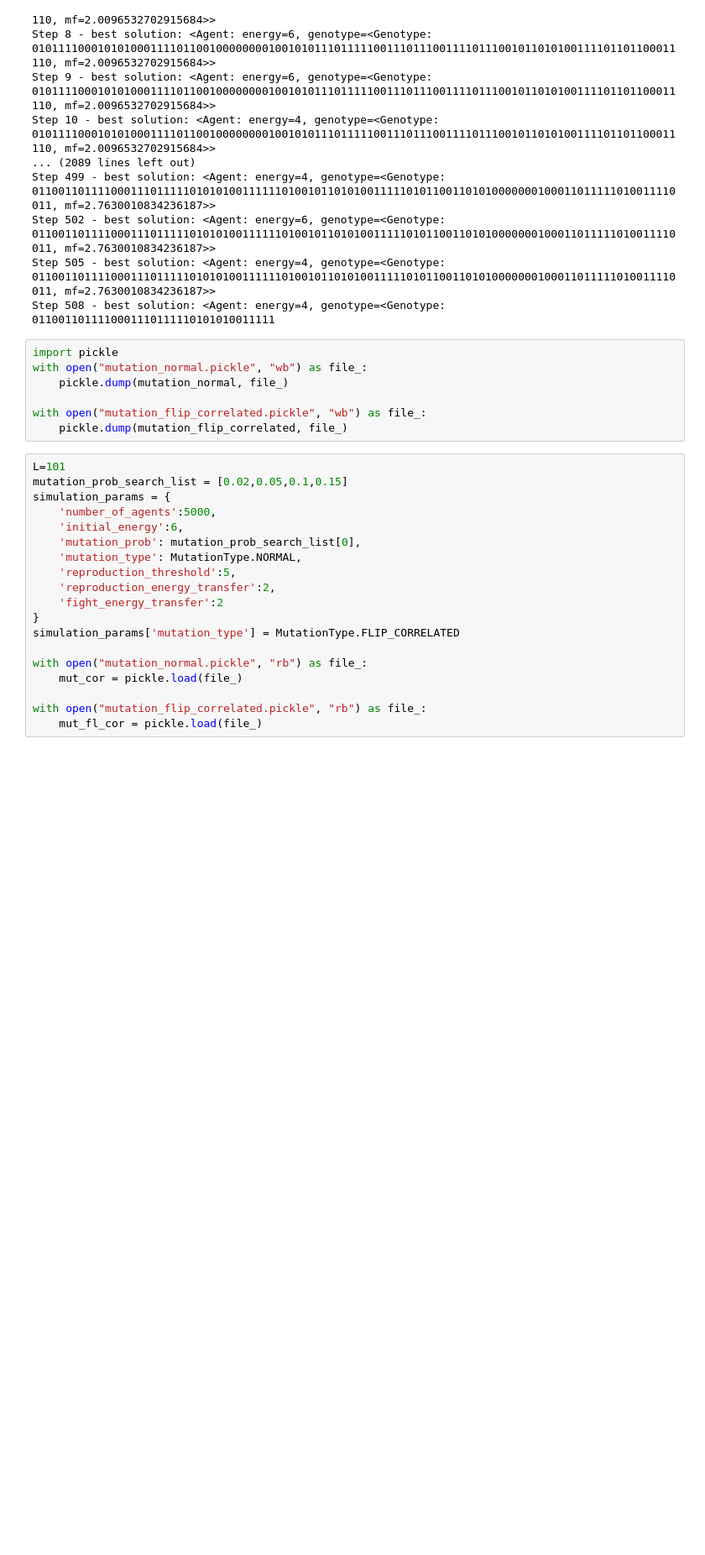
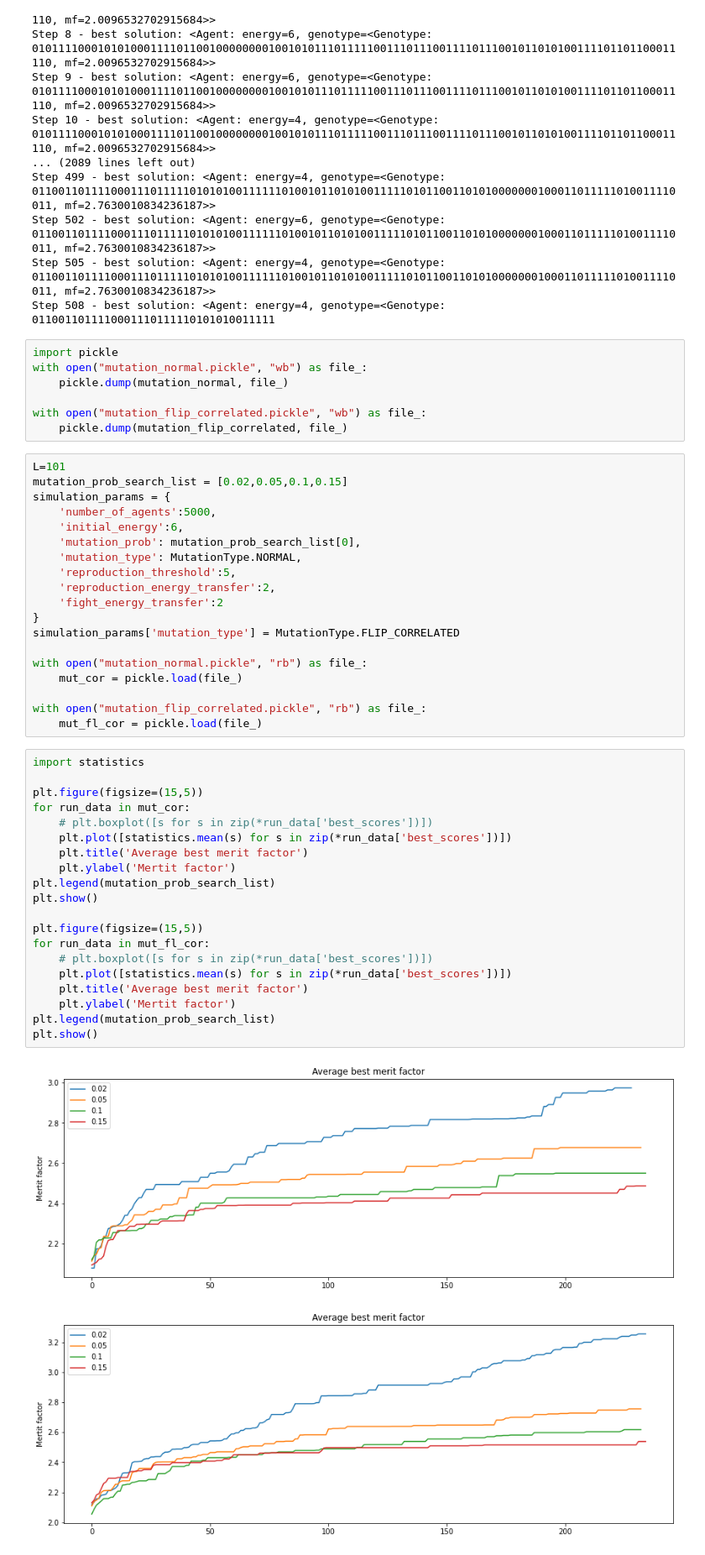
Before and after one commit to ToJestKrzysio/EvolutionaryProject, a Jupyter notebook: EMAS.ipynb, the cells around one changed output. Shown at 84% size. Saved outputs shown, nothing was run; the diff lists cells and outputs as text; blank space fills up the shorter version.

Commit message:
a great plot

```diff
--- a/EMAS.ipynb
+++ b/EMAS.ipynb
@@ -483,3 +483,26 @@ with open("mutation_normal.pickle", "rb") as file_:
 
 with open("mutation_flip_correlated.pickle", "rb") as file_:
     mut_fl_cor = pickle.load(file_)
+# %%
+import statistics
+
+plt.figure(figsize=(15,5))
+for run_data in mut_cor:
+    # plt.boxplot([s for s in zip(*run_data['best_scores'])])
+    plt.plot([statistics.mean(s) for s in zip(*run_data['best_scores'])])
+    plt.title('Average best merit factor')
+    plt.ylabel('Mertit factor')
+plt.legend(mutation_prob_search_list)
+plt.show()
+
+plt.figure(figsize=(15,5))
+for run_data in mut_fl_cor:
+    # plt.boxplot([s for s in zip(*run_data['best_scores'])])
+    plt.plot([statistics.mean(s) for s in zip(*run_data['best_scores'])])
+    plt.title('Average best merit factor')
+    plt.ylabel('Mertit factor')
+plt.legend(mutation_prob_search_list)
+plt.show()
+# %% [output]
+[figure, added]
+[figure, added]
```
Also changed, not shown: parts of 1 cell of this notebook.
